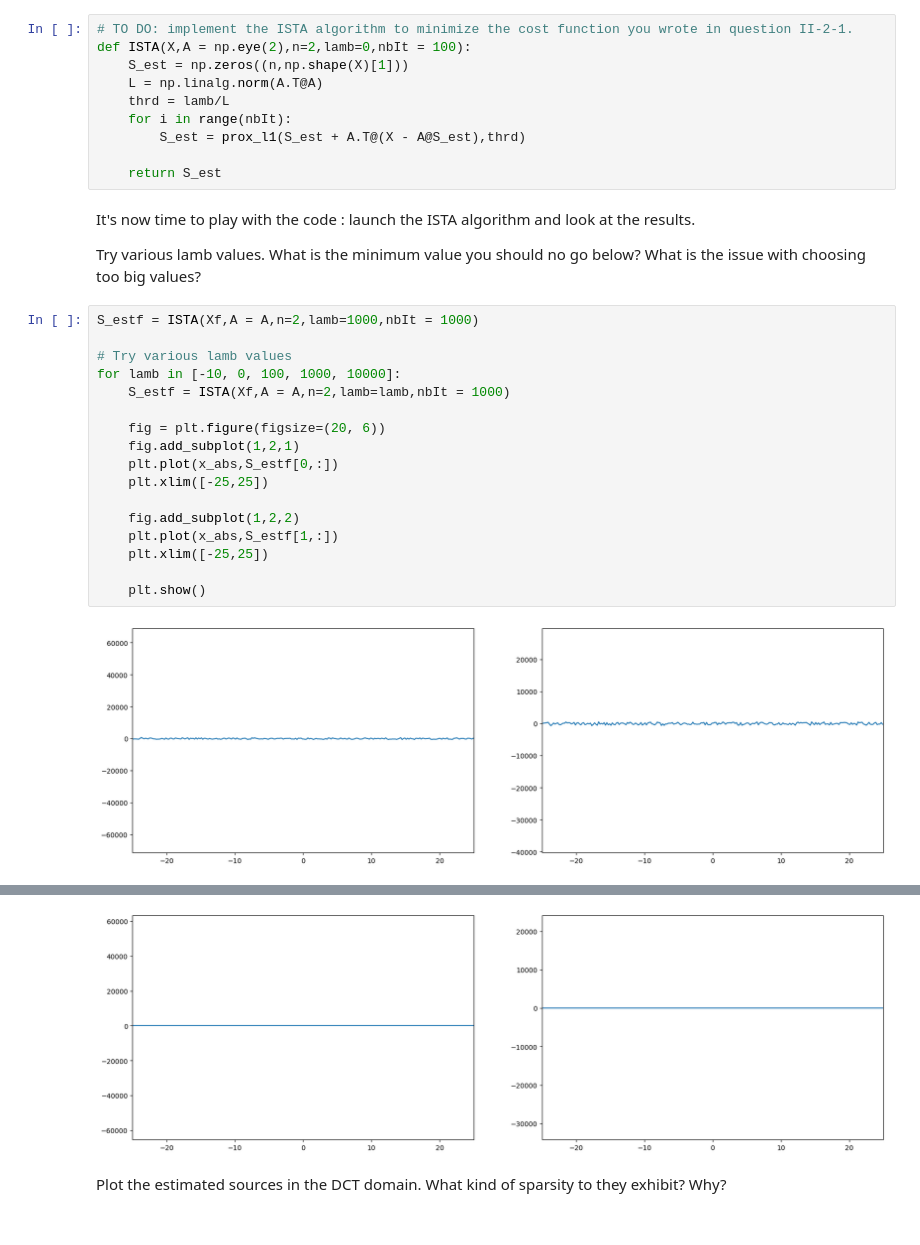
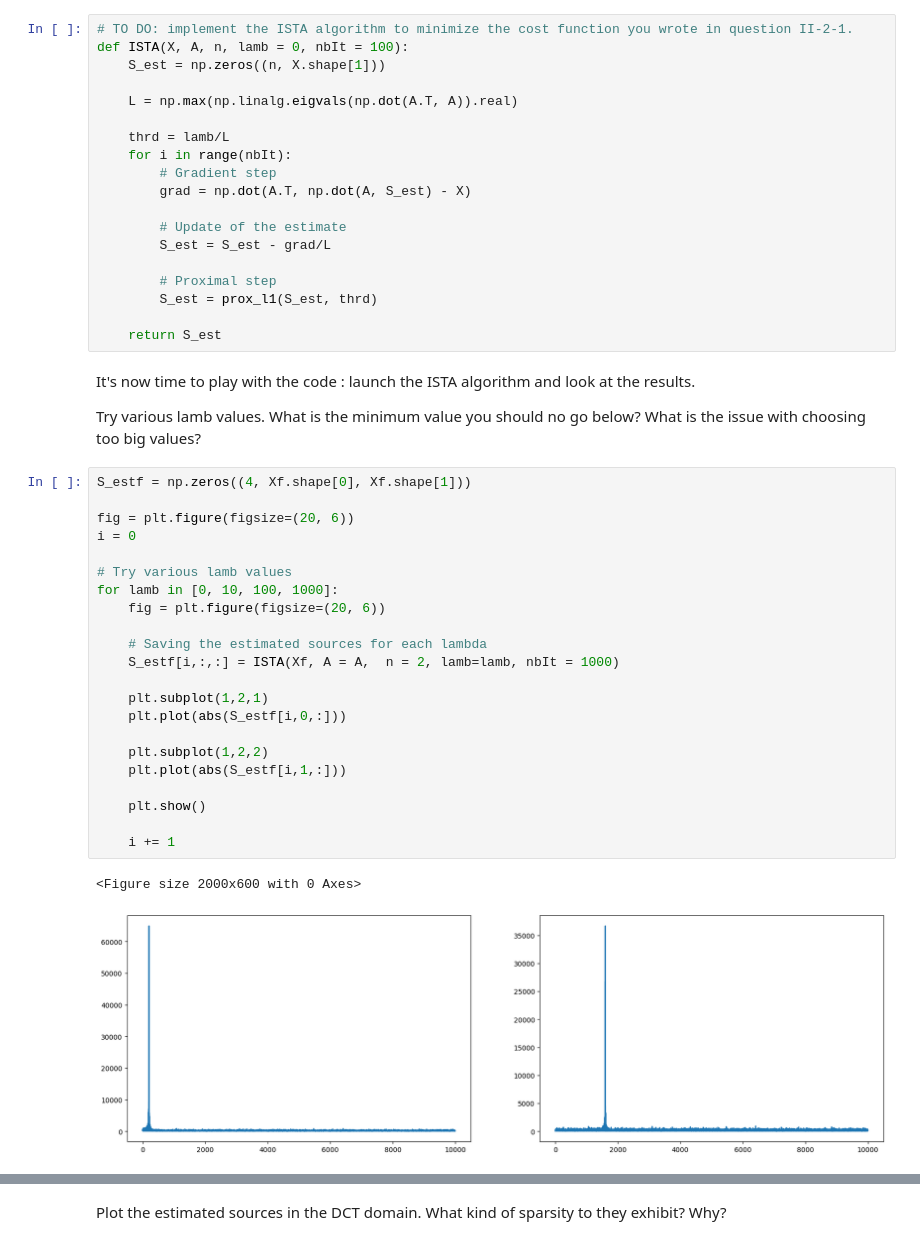
Before and after one commit to lmcastanedame/IMA207_TP1_Hyperspectral-Imaging, a Jupyter notebook: TP1_IMA207_CASTANEDA_Laura.ipynb, the cells around one changed output, grey strips where cells are left out. Drawn from its saved outputs; the diff is of its cells as text.

```diff
--- a/TP1_IMA207_CASTANEDA_Laura.ipynb
+++ b/TP1_IMA207_CASTANEDA_Laura.ipynb
@@ -200,11 +400,20 @@ Explain the main idea of the ISTA algorithm. Then, implement it.
 # %%
 # TO DO: implement the ISTA algorithm to minimize the cost function you wrote in question II-2-1.
-def ISTA(X,A = np.eye(2),n=2,lamb=0,nbIt = 100):
-    S_est = np.zeros((n,np.shape(X)[1]))
-    L = np.linalg.norm(A.T@A)
+def ISTA(X, A, n, lamb = 0, nbIt = 100):
+    S_est = np.zeros((n, X.shape[1]))
+
+    L = np.max(np.linalg.eigvals(np.dot(A.T, A)).real)
+
     thrd = lamb/L
     for i in range(nbIt):
-        S_est = prox_l1(S_est + A.T@(X - A@S_est),thrd)
+        # Gradient step
+        grad = np.dot(A.T, np.dot(A, S_est) - X)
+
+        # Update of the estimate
+        S_est = S_est - grad/L
+
+        # Proximal step
+        S_est = prox_l1(S_est, thrd)
 
     return S_est
 # %% [markdown]
@@ -212,21 +421,27 @@ It's now time to play with the code : launch the ISTA algorithm and look at the
 
 Try various lamb values. What is the minimum value you should no go below? What is the issue with choosing too big values?
 # %%
-S_estf = ISTA(Xf,A = A,n=2,lamb=1000,nbIt = 1000)
+S_estf = np.zeros((4, Xf.shape[0], Xf.shape[1]))
+
+fig = plt.figure(figsize=(20, 6))
+i = 0
 
 # Try various lamb values
-for lamb in [-10, 0, 100, 1000, 10000]:
-    S_estf = ISTA(Xf,A = A,n=2,lamb=lamb,nbIt = 1000)
+for lamb in [0, 10, 100, 1000]:
+    fig = plt.figure(figsize=(20, 6))
 
-    fig = plt.figure(figsize=(20, 6))
-    fig.add_subplot(1,2,1)
-    plt.plot(x_abs,S_estf[0,:])
-    plt.xlim([-25,25])
+    # Saving the estimated sources for each lambda
+    S_estf[i,:,:] = ISTA(Xf, A = A,  n = 2, lamb=lamb, nbIt = 1000)
 
-    fig.add_subplot(1,2,2)
-    plt.plot(x_abs,S_estf[1,:])
-    plt.xlim([-25,25])
+    plt.subplot(1,2,1)
+    plt.plot(abs(S_estf[i,0,:]))
+
+    plt.subplot(1,2,2)
+    plt.plot(abs(S_estf[i,1,:]))
 
     plt.show()
+
+    i += 1
 # %% [output]
+<Figure size 2000x600 with 0 Axes>
-[figure, old version]
+[figure, new version]
@@ -236,3 +451,2 @@ for lamb in [-10, 0, 100, 1000, 10000]:
-[figure, removed]
 # %% [markdown]
 Plot the estimated sources in the DCT domain. What kind of sparsity to they exhibit? Why?
```
Also changed, not shown: parts of 36 cells of this notebook.
